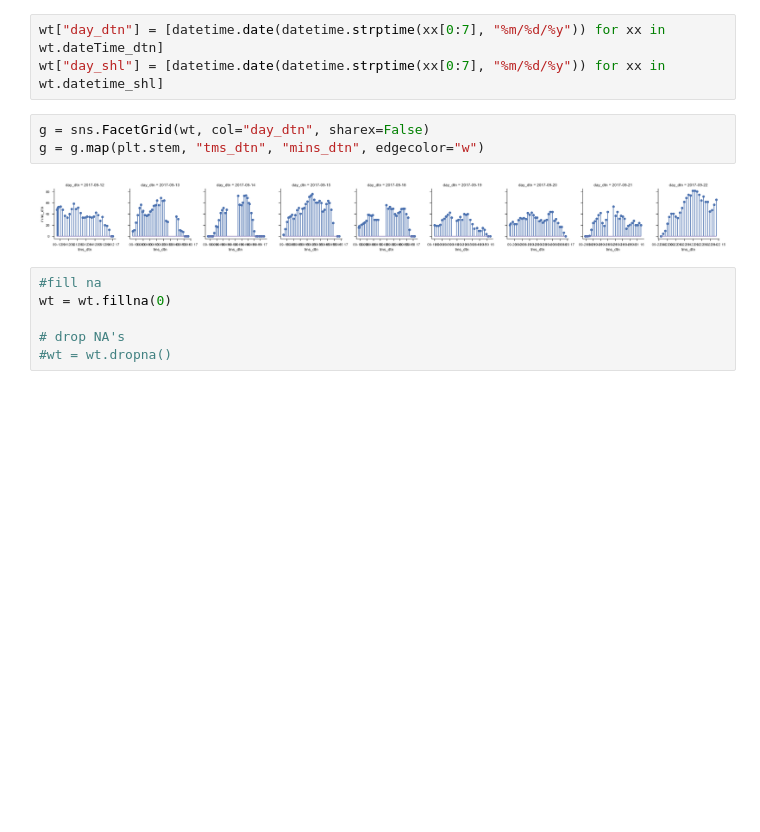
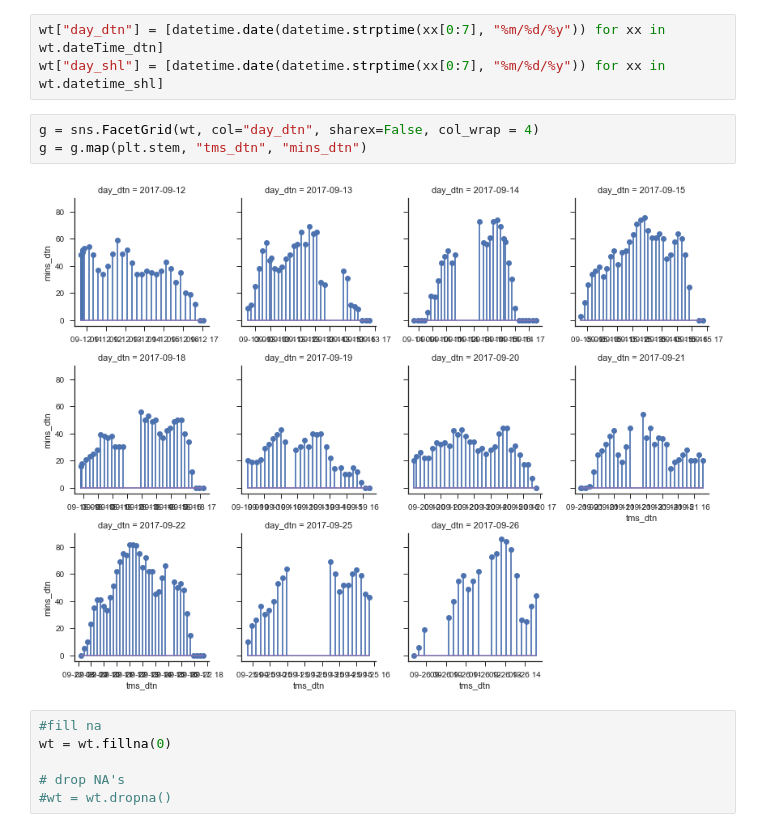
Before and after one commit to callinSwitzer/GarbageCollector, a Jupyter notebook: Scrape wait times at DMV.ipynb, the cells around one changed output. Cells and saved outputs as stored; diff of their text form; blank space fills up the shorter version.

```diff
--- a/Scrape wait times at DMV.ipynb
+++ b/Scrape wait times at DMV.ipynb
@@ -159,10 +158,10 @@ sns.set(style="ticks", color_codes=True)
 wt["day_dtn"] = [datetime.date(datetime.strptime(xx[0:7], "%m/%d/%y")) for xx in wt.dateTime_dtn]
 wt["day_shl"] = [datetime.date(datetime.strptime(xx[0:7], "%m/%d/%y")) for xx in wt.datetime_shl]
 # %%
-g = sns.FacetGrid(wt, col="day_dtn", sharex=False)
-g = g.map(plt.stem, "tms_dtn", "mins_dtn", edgecolor="w")
+g = sns.FacetGrid(wt, col="day_dtn", sharex=False, col_wrap = 4)
+g = g.map(plt.stem, "tms_dtn", "mins_dtn")
 # %% [output]
-[figure, old version]
+[figure, new version]
 # %%
 #fill na
 wt = wt.fillna(0)
```
Also changed, not shown: parts of 3 cells of this notebook, 2 other files.
